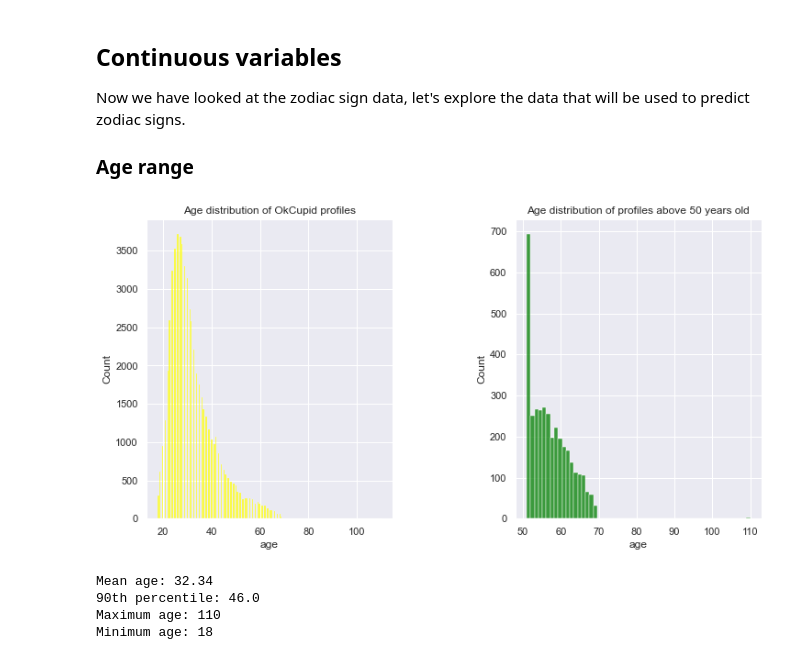
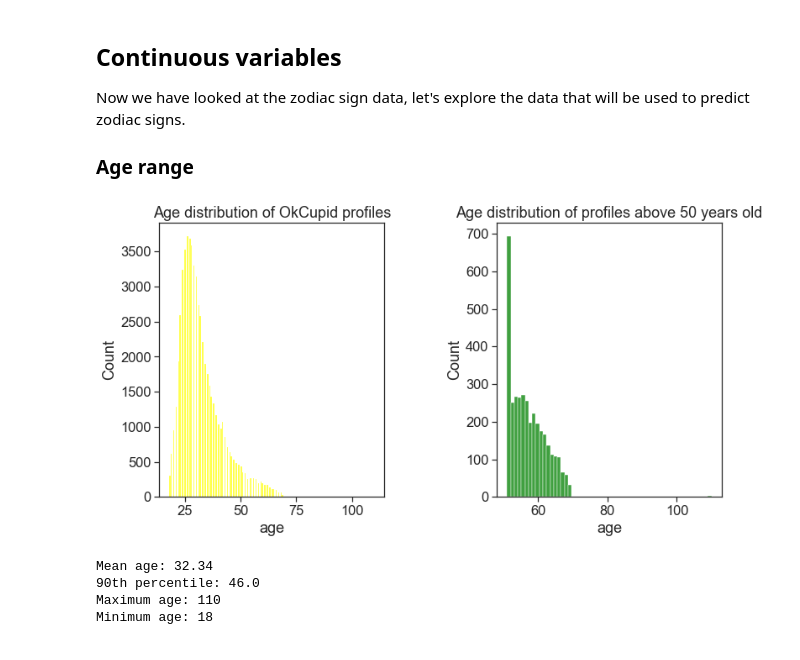
Before and after one commit to LottesofCode/Portfolio, a Jupyter notebook: _notebooks/2022-06-22-date-a-scientist.ipynb, the cells around one changed output. Saved outputs shown, nothing was run; the diff lists cells and outputs as text; code cells hidden in the pictures.

```diff
--- a/_notebooks/2022-06-22-date-a-scientist.ipynb
+++ b/_notebooks/2022-06-22-date-a-scientist.ipynb
@@ -200,0 +203,9 @@ plt.show()
+# %%
+sns.set(style = 'ticks')
+sns.set_context("notebook", font_scale=1.2, rc={"lines.linewidth": 2.5})
+f, ax = plt.subplots(figsize=(15,8))
+sns.countplot(data=okc, y='sign_clean')
+sns.color_palette("Spectral", as_cmap=True)
+ax.set_ylabel('')
+ax.set_yticklabels(sign_labels_plt)
+plt.show()
@@ -205,17 +218,18 @@ Now we have looked at the zodiac sign data, let's explore the data that will be
 
 ### Age range
 # %%
-sns.set_style('darkgrid')
-sns.set_context('notebook')
+sns.set_style('ticks')
+#sns.set_context('notebook')
+sns.set_context("notebook", font_scale=1.5, rc={"lines.linewidth": 2.5})
 f, (ax1, ax2) = plt.subplots(1,2, sharey=False, figsize=(12,6))
 plt.subplots_adjust(wspace=0.5)
 ax1 = sns.histplot(okc.age, color='yellow', ax=ax1)
 ax1.set_title('Age distribution of OkCupid profiles')
 ax2 = sns.histplot(okc.age[okc.age > 50], color='green', ax=ax2)
 ax2.set_title('Age distribution of profiles above 50 years old')
 plt.show()
 # %% [output]
-[figure, old version]
+[figure, new version]
 # %%
 print(f'Mean age: {round(okc.age.mean(), 2)} ')
 print(f'90th percentile: {okc.age.quantile(0.9)}')
```
Also changed, not shown: parts of 4 cells of this notebook.
